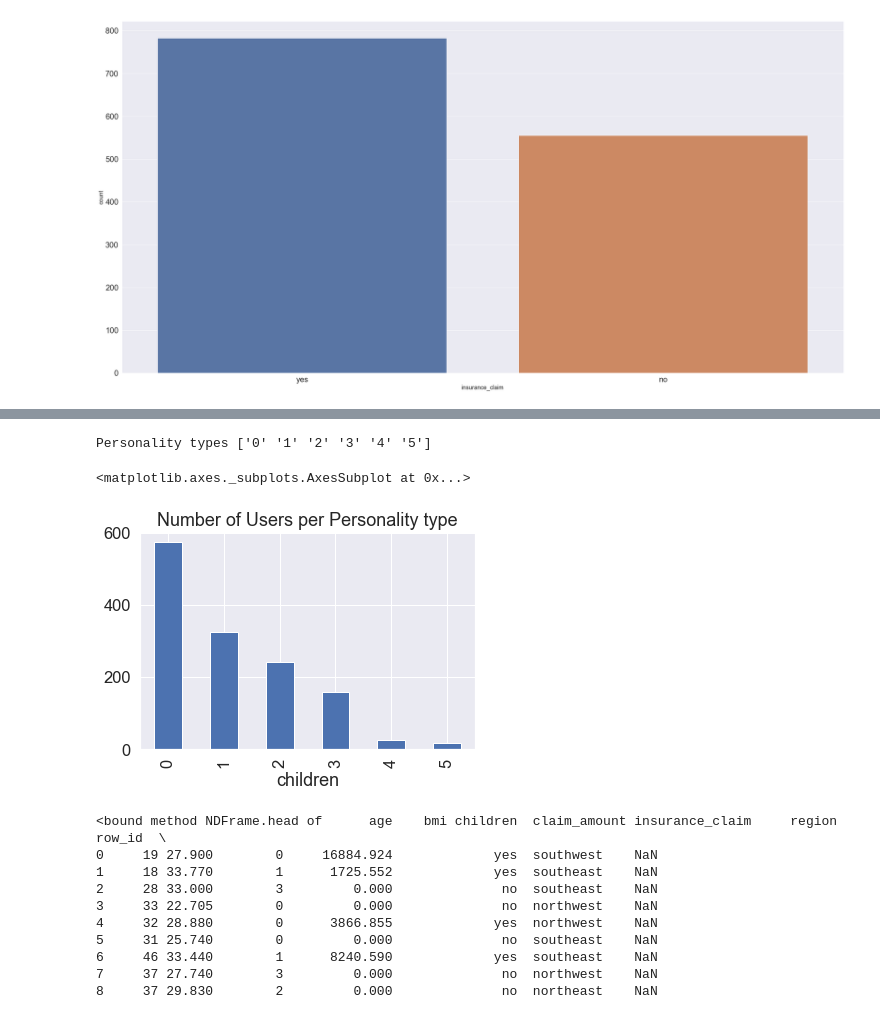
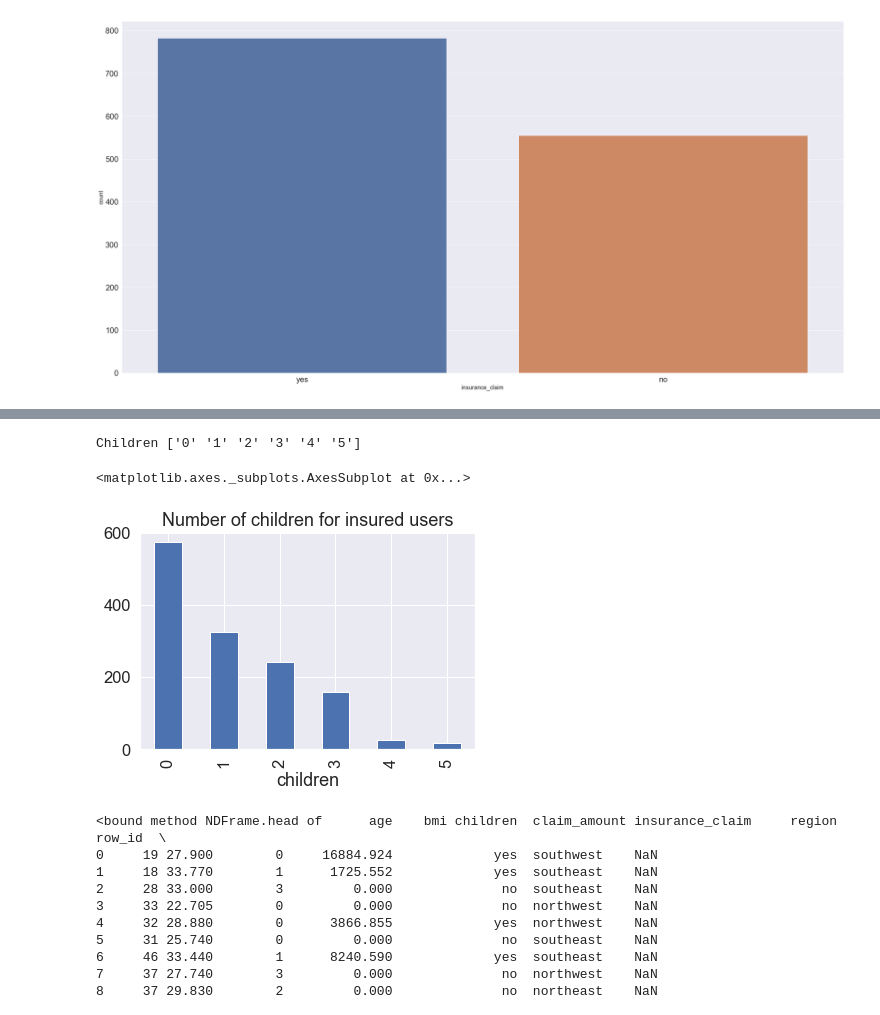
Before and after one commit to AndileMasi/AlphaCode-EXPLORE, a Jupyter notebook: Submissions/Classification Model/10X Classification Predict.ipynb, the cells around one changed output, grey strips where cells are left out. Saved outputs shown, nothing was run; the diff lists cells and outputs as text; code cells hidden in the pictures.

```diff
--- a/Submissions/Classification Model/10X Classification Predict.ipynb
+++ b/Submissions/Classification Model/10X Classification Predict.ipynb
@@ -313,18 +313,18 @@ Personality types ['no' 'yes']
 # %%
 dist = df['children'].value_counts()
 dist
 
 groups = df.groupby("children").count()
 groups.sort_values("insurance_claim", ascending=False, inplace=True)
-print ("Personality types", groups.index.values)
+print ("Children", groups.index.values)
 
 #Priors used below for Random Guessing Estimation
 priors = groups["insurance_claim"] / groups["insurance_claim"].sum()
-groups["insurance_claim"].plot(kind="bar", title="Number of Users per Personality type")
+groups["insurance_claim"].plot(kind="bar", title="Number of children for insured users")
 # %% [output]
-Personality types ['0' '1' '2' '3' '4' '5']
+Children ['0' '1' '2' '3' '4' '5']
 <matplotlib.axes._subplots.AxesSubplot at 0x...>
-[figure, old version]
+[figure, new version]
 # %%
 df.head
 # %% [output]
```
Also changed, not shown: parts of 4 cells of this notebook.
